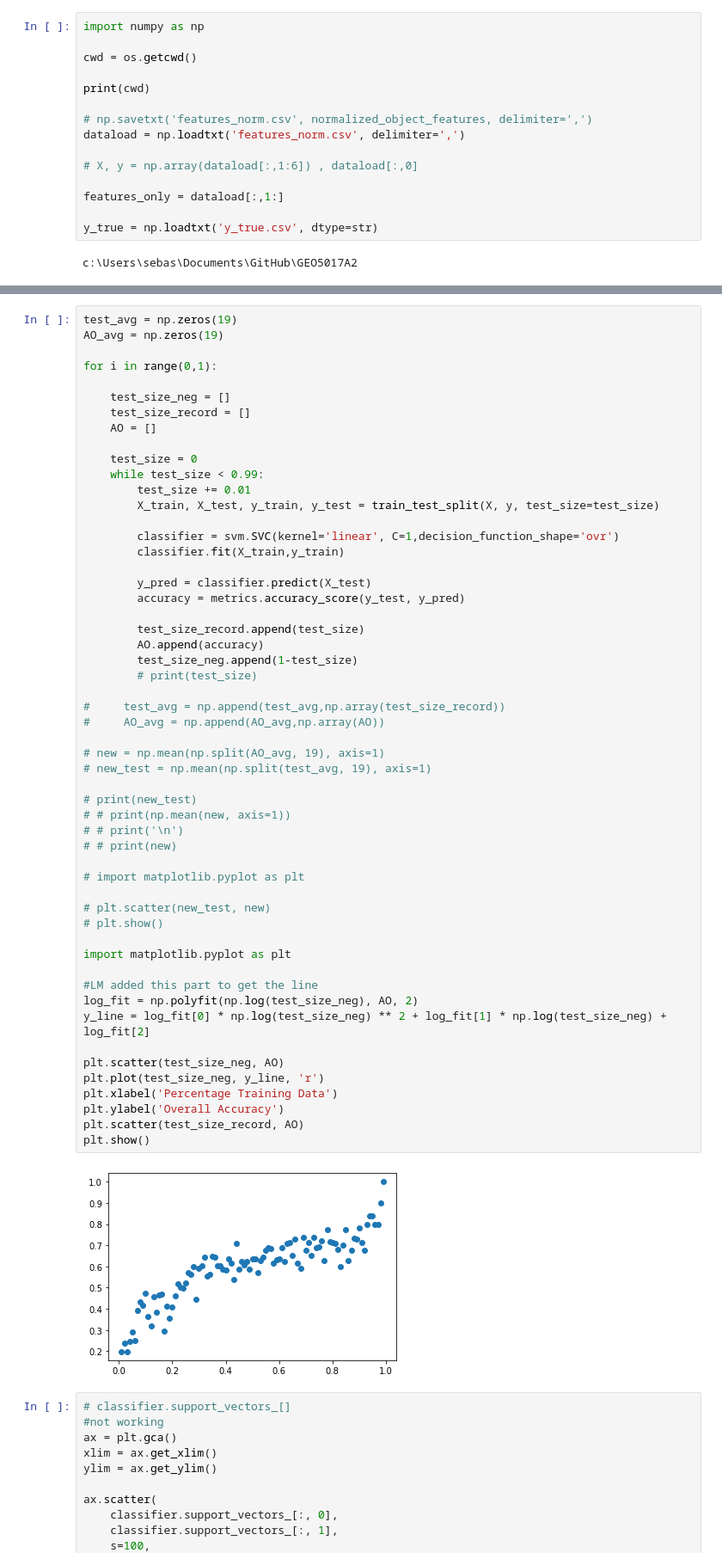
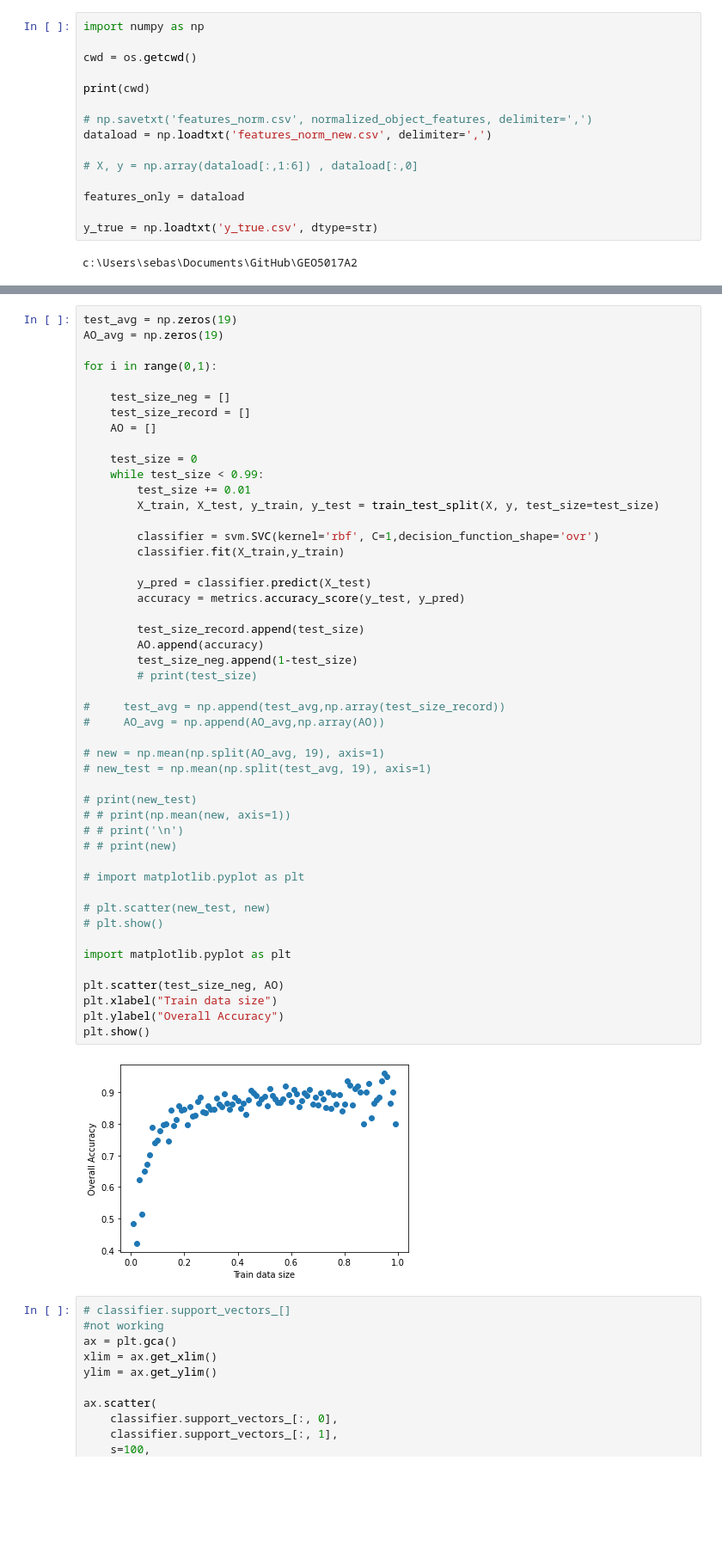
Before and after one commit to lm2-me/GEO5017Assignment2, a Jupyter notebook: SVM_linear.ipynb, the cells around one changed output, grey strips where cells are left out. Shown at 86% size. Cells and saved outputs as stored; diff of their text form; blank space fills up the shorter version.

```diff
--- a/SVM_linear.ipynb
+++ b/SVM_linear.ipynb
@@ -6,11 +6,11 @@ cwd = os.getcwd()
 print(cwd)
 
 # np.savetxt('features_norm.csv', normalized_object_features, delimiter=',')
-dataload = np.loadtxt('features_norm.csv', delimiter=',')
+dataload = np.loadtxt('features_norm_new.csv', delimiter=',')
 
 # X, y = np.array(dataload[:,1:6]) , dataload[:,0]
 
-features_only = dataload[:,1:]
+features_only = dataload
 
 y_true = np.loadtxt('y_true.csv', dtype=str)
 # %% [output]
@@ -49,47 +49,41 @@ for i in range(0,1):
         test_size += 0.01
         X_train, X_test, y_train, y_test = train_test_split(X, y, test_size=test_size)
 
-        classifier = svm.SVC(kernel='linear', C=1,decision_function_shape='ovr')
+        classifier = svm.SVC(kernel='rbf', C=1,decision_function_shape='ovr')
         classifier.fit(X_train,y_train)
 
         y_pred = classifier.predict(X_test)
         accuracy = metrics.accuracy_score(y_test, y_pred)
 
         test_size_record.append(test_size)
         AO.append(accuracy)
         test_size_neg.append(1-test_size)
         # print(test_size)
 
 #     test_avg = np.append(test_avg,np.array(test_size_record))
 #     AO_avg = np.append(AO_avg,np.array(AO))
 
 # new = np.mean(np.split(AO_avg, 19), axis=1)
 # new_test = np.mean(np.split(test_avg, 19), axis=1)
 
 # print(new_test)
 # # print(np.mean(new, axis=1))
 # # print('\n')
 # # print(new)
 
 # import matplotlib.pyplot as plt
 
 # plt.scatter(new_test, new)
 # plt.show()
 
 import matplotlib.pyplot as plt
 
-#LM added this part to get the line
-log_fit = np.polyfit(np.log(test_size_neg), AO, 2)
-y_line = log_fit[0] * np.log(test_size_neg) ** 2 + log_fit[1] * np.log(test_size_neg) + log_fit[2]
-
 plt.scatter(test_size_neg, AO)
-plt.plot(test_size_neg, y_line, 'r')
-plt.xlabel('Percentage Training Data')
-plt.ylabel('Overall Accuracy')
-plt.scatter(test_size_record, AO)
+plt.xlabel("Train data size")
+plt.ylabel("Overall Accuracy")
 plt.show()
 # %% [output]
-[figure, old version]
+[figure, new version]
 # %%
 # classifier.support_vectors_[]
 #not working
```
Also changed, not shown: parts of 1 cell of this notebook, 4 other files.
